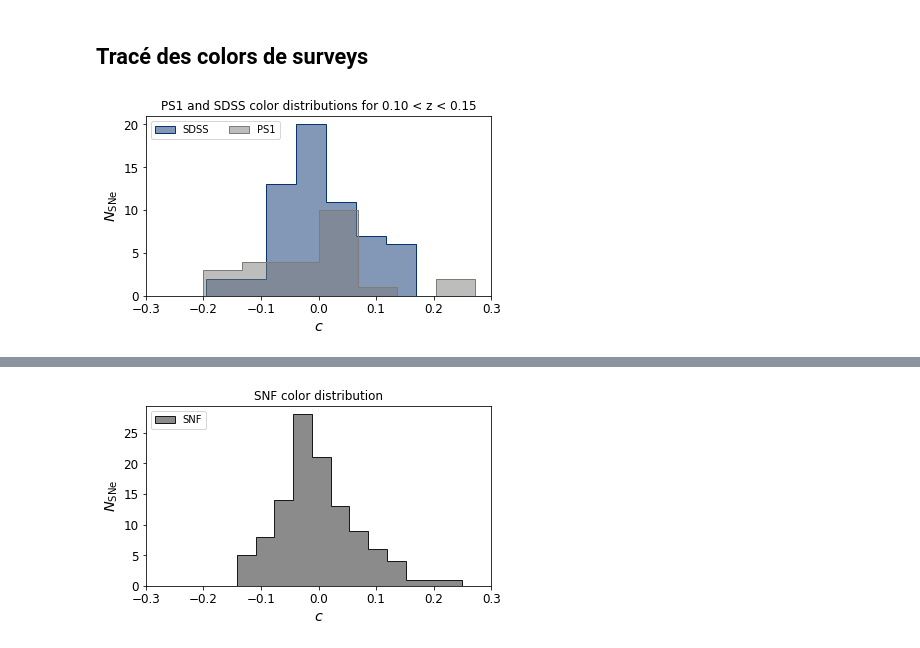
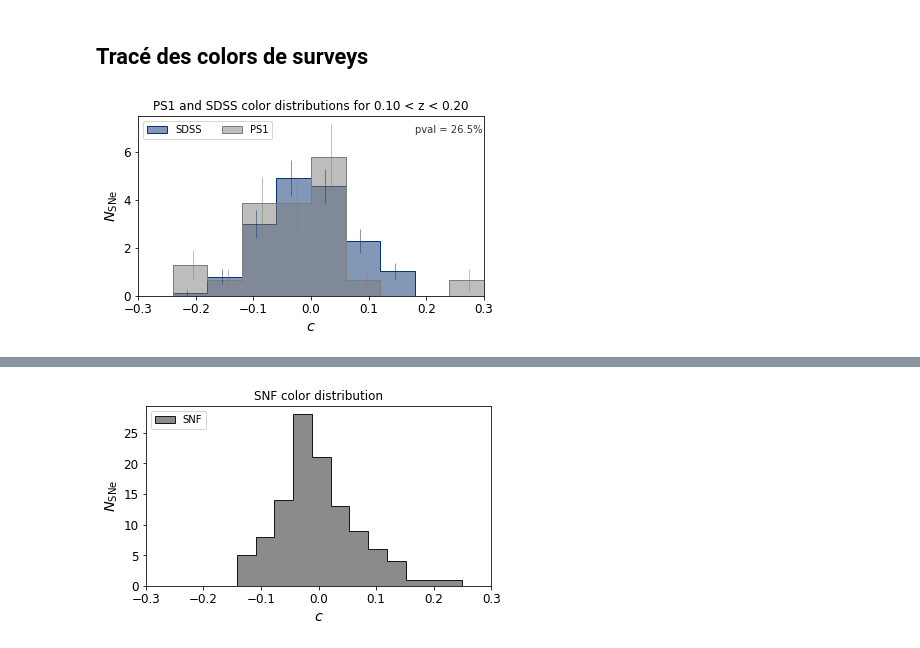
Before and after one commit to Nora-n/variaIa, a Jupyter notebook: notebooks/Drafts/draft_plots_simple_maglim.ipynb, the cells around one changed output, grey strips where cells are left out. Drawn from its saved outputs; the diff is of its cells as text; code cells hidden in the pictures.

Commit message:
New color and stretch means study. By sample and bins seem wrong...

```diff
--- a/notebooks/Drafts/draft_plots_simple_maglim.ipynb
+++ b/notebooks/Drafts/draft_plots_simple_maglim.ipynb
@@ -606,0 +616,15 @@ fig.savefig(path, bbox_inches='tight')
+# %%
+df_ncused = df_nc[df_nc['survey'] == 'PS1']
+df_cmid = df_ncused[(df_ncused['redshifts'] > 0.10)
+                  & (df_ncused['redshifts'] < 0.20)]
+x1_ps = df_cmid.stretchs
+c_ps = df_cmid.colors
+
+df_ncused = df_nc[df_nc['survey'] == 'SDSS']
+df_cmid = df_ncused[(df_ncused['redshifts'] > 0.10)
+                  & (df_ncused['redshifts'] < 0.20)]
+x1_sdss = df_cmid.stretchs
+c_sdss = df_cmid.colors
+
+x1_ks = scipy.stats.ks_2samp(x1_ps, x1_sdss)[1]
+c_ks = scipy.stats.ks_2samp(c_ps, c_sdss)[1]
@@ -628,47 +760,67 @@ for survey in surveys:
 
 prop = dict(marker="o", s=20, lw=1)
 
-for survey in surveys[1:3]:
+#shift = [-0.05, 0.05]
+shift = [-0.005, 0.005]
+
+for i, survey in enumerate(surveys[1:3]):
+    #ax = fig.add_subplot(121)
     df_ncused = df_nc[df_nc['survey'] == survey]
     df_cused = df_c[df_c['survey'] == survey]
     df_clow = df_ncused[(df_ncused['redshifts'] > 0.10)
                       & (df_ncused['redshifts'] < 0.15)]
     df_cup = df_ncused[(df_ncused['redshifts'] > 0.15)
                      & (df_ncused['redshifts'] < 0.20)]
+    df_cmid = df_ncused[(df_ncused['redshifts'] > 0.10)
+                      & (df_ncused['redshifts'] < 0.20)]
 
-    ax.hist(df_clow.colors, bins=7, density=False,
+    prop = {"range":[-0.3, 0.3], "bins":10}
+
+    h, r = np.histogram(df_cmid.colors, density=False, **prop)
+
+    xbin = np.mean([r[:-1], r[1:]], axis=0)
+    xbin = xbin + shift[i]
+
+    ybin, _ = np.histogram(df_cmid.colors, density=True, **prop)
+
+    norm = h[1]/ybin[1]
+    yerr = np.sqrt(h)/norm
+
+    ax.hist(df_cmid.colors, density=True,
             histtype='step', fill=True, zorder=1,
             edgecolor=colors[survey],
             facecolor=alpha5colors[survey],
-            label=survey)
+            label=survey, **prop)
+
+    ax.errorbar(xbin, ybin, yerr=np.sqrt(h)/norm,
+                marker="None", ls="None",
+                lw=1, alpha=.5,
+                ecolor=colors[survey])
 
 ax.tick_params(labelsize=12)
 
-#ax.set_xlabel(r'$x_1$', fontsize = 'x-large')
+ax.text(0.18, 6.8, 'pval = ' + '%.1f%%'%(c_ks*100), alpha=.8)
+
 ax.set_xlabel(r'$c$', fontsize = 'x-large')
 ax.set_ylabel(r'$N_{\mathrm{SNe}}$', fontsize = 'x-large')
 
-#ax.set_xlim(-3, 3)
 ax.set_xlim(-0.3, 0.3)
-# for legend between
-#ax.set_ylim(0, 1)
 
 ax.legend(loc='upper left', fontsize='medium', ncol=5)
-#plt.title('PS1 and SDSS stretch distributions for 0.10 < z < 0.15')
-#plt.title('PS1 and SDSS stretch distributions for 0.15 < z < 0.20')
-plt.title('PS1 and SDSS color distributions for 0.10 < z < 0.15')
+#plt.title('PS1 and SDSS color distributions for 0.10 < z < 0.15')
 #plt.title('PS1 and SDSS color distributions for 0.15 < z < 0.20')
+plt.title('PS1 and SDSS color distributions for 0.10 < z < 0.20')
 
-#path = '../../Images/pdf/stretchs-cut'
 path = '../../Images/pdf/colors-cut'
-path = path + '_SDSS_PS1-010-015.pdf'
+#path = path + '_SDSS_PS1-010-015.pdf'
 #path = path + '_SDSS_PS1-015-020.pdf'
+path = path + '_SDSS_PS1-010-020.pdf'
 fig.savefig(path, bbox_inches='tight')
 
-#path = '../../Images/png/stretchs-cut'
 path = '../../Images/png/colors-cut'
-path = path + '_SDSS_PS1-010-015.png'
+#path = path + '_SDSS_PS1-010-015.png'
 #path = path + '_SDSS_PS1-015-020.png'
+path = path + '_SDSS_PS1-010-020.png'
 fig.savefig(path, bbox_inches='tight', dpi=600)
 # %% [output]
-[figure, old version]
+[figure, new version]
```
Also changed, not shown: parts of 8 cells of this notebook, 7 other files.
